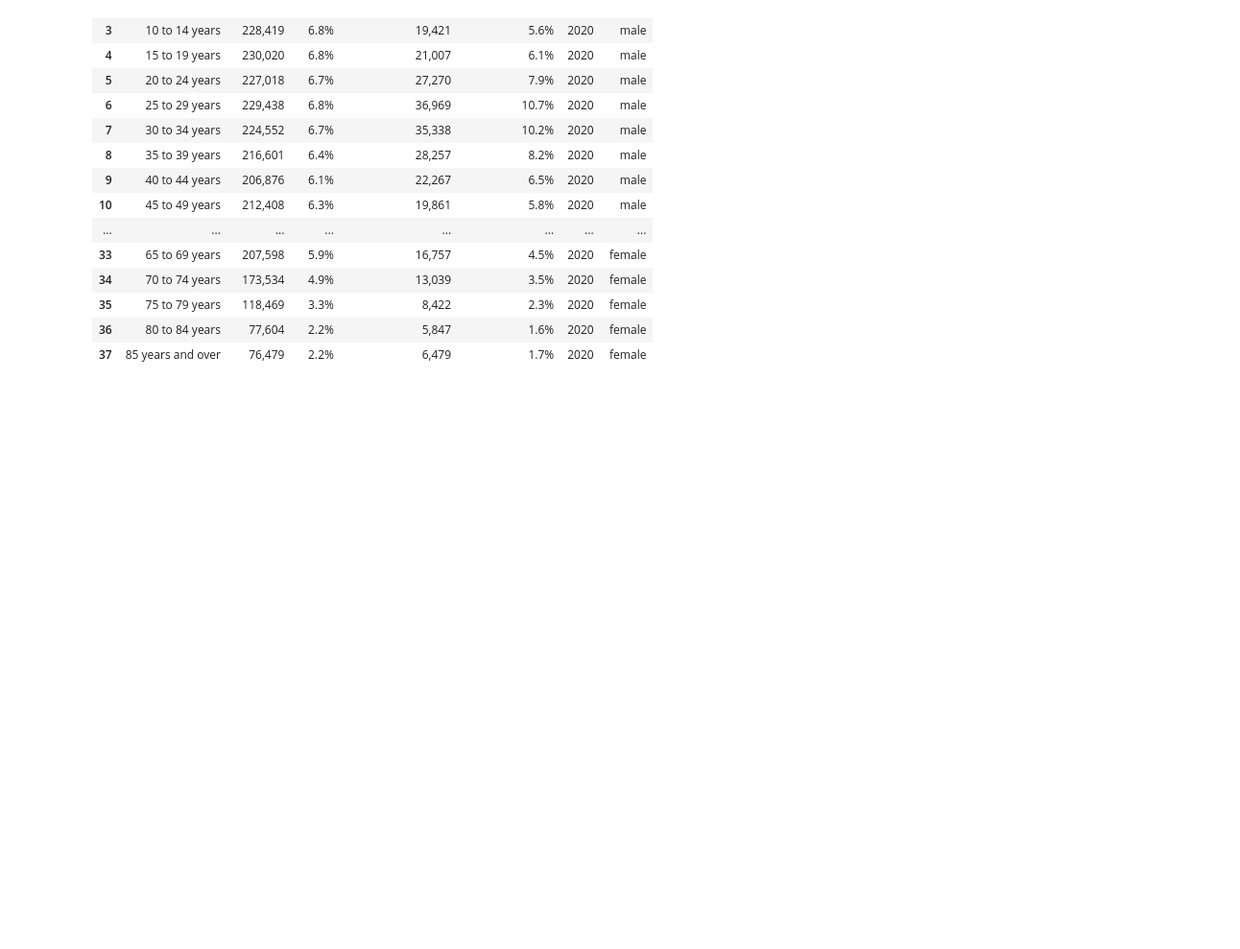
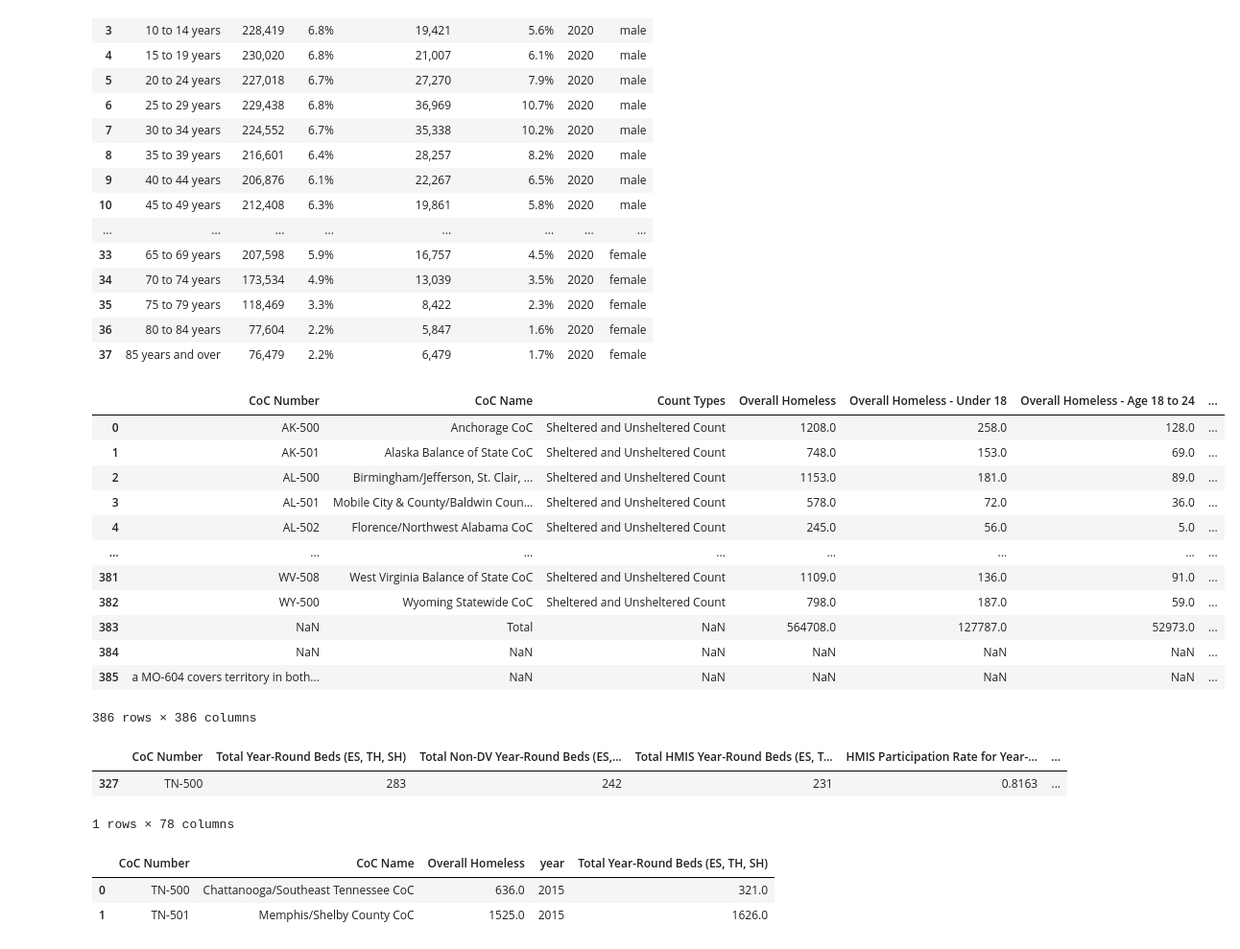
Before and after one commit to JLRoselle/homelessness-data-literacy-project, a Jupyter notebook: data_literacy.ipynb, the cells around one changed output. Shown at 96% size. Drawn from its saved outputs; the diff is of its cells as text; code cells hidden in the pictures; blank space fills up the shorter version.

Commit message:
Added Nashville homeless data

```diff
--- a/data_literacy.ipynb
+++ b/data_literacy.ipynb
@@ -423,3 +403,22 @@ pop_pyramid.loc[pop_pyramid['gender']=='male', 'TN count'] = pop_pyramid['TN cou
 pop_pyramid.loc[pop_pyramid['gender']=='male', 'Davidson Co count'] = pop_pyramid['Davidson Co count'].multiply(-1)
 # %%
 pop_pyramid.to_csv('../data/pop_pyramid.csv')
+# %%
+TNpit2015 = pd.read_excel('..\data\TN_Nash_homeless.xlsx', sheet_name= 9)
+# %%
+TNpit2015['year']= 2015
+TNpit2015
+# %% [output]
+|  | CoC Number | CoC Name | Count Types | Overall Homeless | Overall Homeless - Under 18 | Overall Homeless - Age 18 to 24 | ... |
+| 0 | AK-500 | Anchorage CoC | Sheltered and Unsheltered Count | 1208.0 | 258.0 | 128.0 | ... |
+| 1 | AK-501 | Alaska Balance of State CoC | Sheltered and Unsheltered Count | 748.0 | 153.0 | 69.0 | ... |
+| 2 | AL-500 | Birmingham/Jefferson, St. Clair, ... | Sheltered and Unsheltered Count | 1153.0 | 181.0 | 89.0 | ... |
+| 3 | AL-501 | Mobile City & County/Baldwin Coun... | Sheltered and Unsheltered Count | 578.0 | 72.0 | 36.0 | ... |
+| 4 | AL-502 | Florence/Northwest Alabama CoC | Sheltered and Unsheltered Count | 245.0 | 56.0 | 5.0 | ... |
+| ... | ... | ... | ... | ... | ... | ... | ... |
+| 381 | WV-508 | West Virginia Balance of State CoC | Sheltered and Unsheltered Count | 1109.0 | 136.0 | 91.0 | ... |
+| 382 | WY-500 | Wyoming Statewide CoC | Sheltered and Unsheltered Count | 798.0 | 187.0 | 59.0 | ... |
+| 383 | NaN | Total | NaN | 564708.0 | 127787.0 | 52973.0 | ... |
+| 384 | NaN | NaN | NaN | NaN | NaN | NaN | ... |
+| 385 | a MO-604 covers territory in both... | NaN | NaN | NaN | NaN | NaN | ... |
+386 rows × 386 columns
@@ -425,0 +553,6 @@ pop_pyramid.to_csv('../data/pop_pyramid.csv')
+# %%
+TNhic2024.head(1)
+# %% [output]
+|  | CoC Number | Total Year-Round Beds (ES, TH, SH) | Total Non-DV Year-Round Beds (ES,... | Total HMIS Year-Round Beds (ES, T... | HMIS Participation Rate for Year-... | ... |
+| 327 | TN-500 | 283 | 242 | 231 | 0.8163 | ... |
+1 rows × 78 columns
@@ -425,0 +567,9 @@ pop_pyramid.to_csv('../data/pop_pyramid.csv')
+# %%
+TN_pits_hics=pd.merge(TNpits, TNhics,
+         on=['CoC Number', 'year'],
+         how='inner')
+TN_pits_hics.head(2)
+# %% [output]
+|  | CoC Number | CoC Name | Overall Homeless | year | Total Year-Round Beds (ES, TH, SH) |
+| 0 | TN-500 | Chattanooga/Southeast Tennessee CoC | 636.0 | 2015 | 321.0 |
+| 1 | TN-501 | Memphis/Shelby County CoC | 1525.0 | 2015 | 1626.0 |
```
Also changed, not shown: parts of 64 cells of this notebook, 1 other file.
